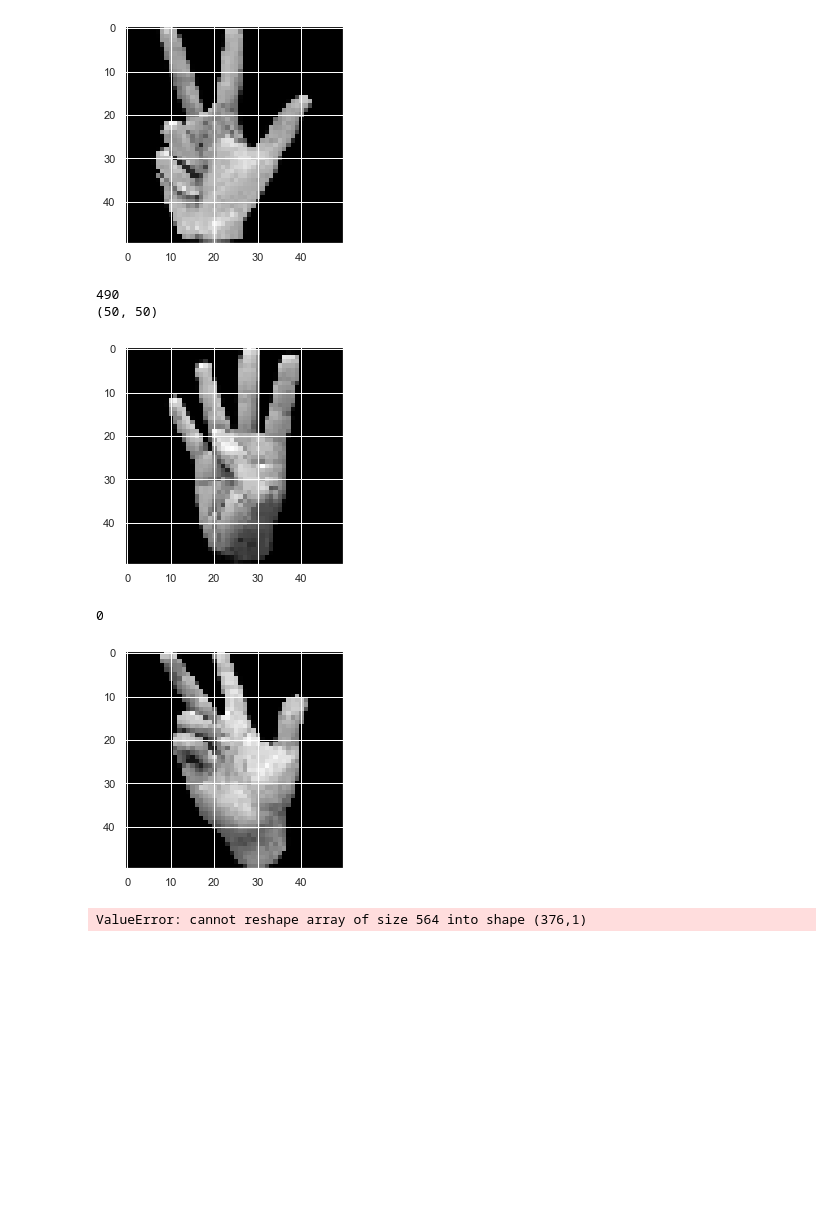
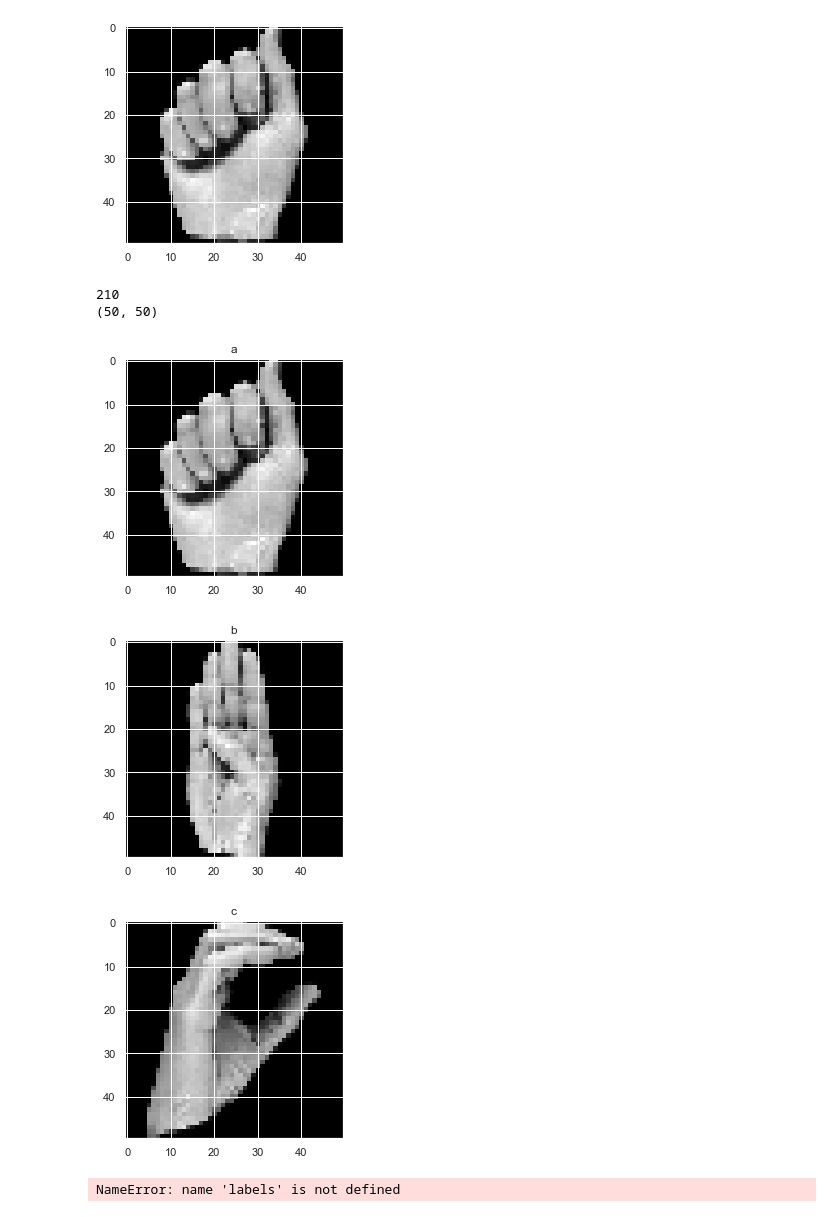
Before and after one commit to MaKaylajb/Machine-learning-for-ASL--detection-, a Jupyter notebook: ASL-data.ipynb, the cells around one changed output. Drawn from its saved outputs; the diff is of its cells as text; code cells hidden in the pictures; blank space fills up the shorter version.

Commit message:
labels updated

```diff
--- a/ASL-data.ipynb
+++ b/ASL-data.ipynb
@@ -11,9 +11,10 @@ sns.set()
 from sklearn import preprocessing
 from sklearn.model_selection import train_test_split
 from tensorflow.keras.utils import to_categorical
-
+import pandas as pd
 DATADIR = "C:/Users/Windows/Documents/MAT4906-fall21/Finial Project/datasets/asl_dataset"
-CATEGORIES = ["3", "4", "5", "6","7","8","9"]
+#CATEGORIES = ["3", "4", "5", "6","7","8","9"]
+CATEGORIES = ["a", "b", "c"]
 # %%
 for category in CATEGORIES:
     path = os.path.join(DATADIR, category)
@@ -32,53 +33,51 @@ new_array = cv2.resize(img_array, (IMG_SIZE, IMG_SIZE))
 plt.imshow(new_array, cmap = 'gray')
 plt.show()
 # %% [output]
-[figure, old version]
+[figure, new version]
 # %%
 training_data = []
-
+num_img_perclass = []
 def create_training_data():
     for category in CATEGORIES:
+        count = 0
         path = os.path.join(DATADIR, category)
-        class_num = CATEGORIES.index(category)
+        class_num = pd.Categorical(category)
         for img in os.listdir(path):
             try:
                 img_array = cv2.imread(os.path.join(path,img), cv2.IMREAD_GRAYSCALE)
                 new_array = cv2.resize(img_array, (IMG_SIZE, IMG_SIZE))
                 training_data.append([new_array, class_num])
+                count = count + 1
             except Exception as e:
                 pass
+        num_img_perclass.append(count)
     return training_data
 
 training_data = create_training_data()
 # %%
 print(len(training_data))
 print(training_data[0][0].shape)
 
-plt.imshow(training_data[93][0], cmap = 'gray')
-plt.show()
-
-#Creating label dataset: 0, 1, and 2 means a, b, and c, respectively
+#plt.imshow(training_data[93][0], cmap = 'gray')
+#plt.show()
 label_data = []
-letter = 0
-for img in range(0,len(training_data),94):
-    label_data.append(np.matlib.repmat(letter, 1, 94))
-    letter = letter + 1
-#print(label_data[1][0].shape)
-print(label_data[0][0][50])
-plt.imshow(training_data[69][0], cmap = 'gray')
-plt.show()
-labels = numpy.array(label_data).reshape((376,1))
+num_of_classes = len(num_img_perclass)
+for img in range(0,num_of_classes):
+    plt.imshow(training_data[num_img_perclass.__getitem__(img)*img][0], cmap = 'gray')
+    plt.title(training_data[num_img_perclass.__getitem__(img)*img][1][0])
+    plt.show()
+    #labels = numpy.array(label_data).reshape((376,1))
 
 #Convert to categorical
 y = to_categorical(labels)
 
 #labels_reshape = labels.reshape((376,1))
 print(y)
 #labels
 # %% [output]
-490
+210
 (50, 50)
-[figure, old version]
+[figure, new version]
+[figure, new version]
+[figure, added]
-0
+NameError: name 'labels' is not defined
-[figure, old version]
-ValueError: cannot reshape array of size 564 into shape (376,1)
```
Also changed, not shown: parts of 1 cell of this notebook.
